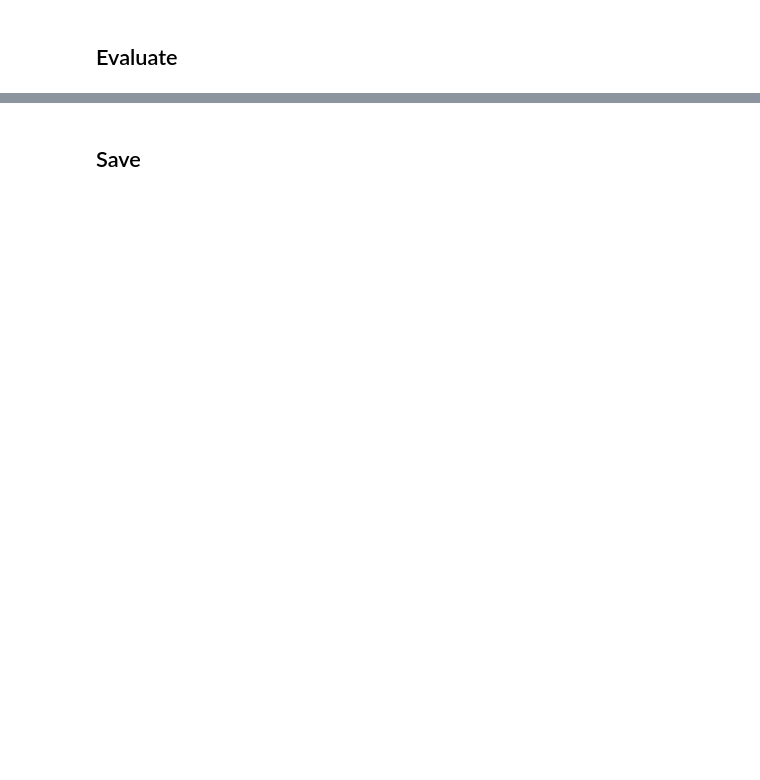
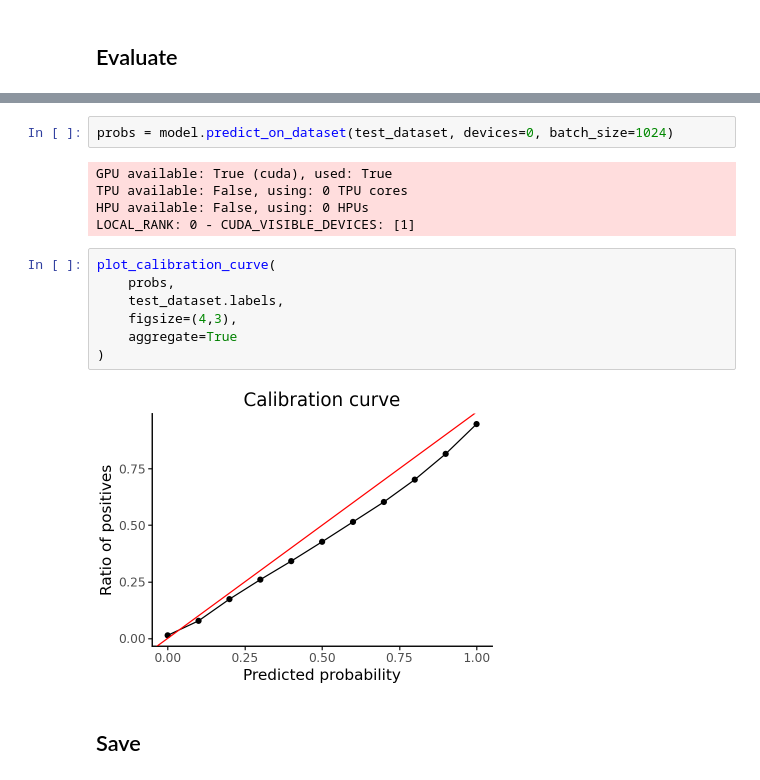
Before and after one commit to Genentech/gReLU-applications, a Jupyter notebook: catlas/2_train.ipynb, the cells around one changed output, grey strips where cells are left out. Cells and saved outputs as stored; diff of their text form; blank space fills up the shorter version.

```diff
--- a/catlas/2_train.ipynb
+++ b/catlas/2_train.ipynb
@@ -179,3 +170,19 @@ LOCAL_RANK: 0 - CUDA_VISIBLE_DEVICES: [1]
+# %%
+probs = model.predict_on_dataset(test_dataset, devices=0, batch_size=1024)
+# %% [output]
+GPU available: True (cuda), used: True
+TPU available: False, using: 0 TPU cores
+HPU available: False, using: 0 HPUs
+LOCAL_RANK: 0 - CUDA_VISIBLE_DEVICES: [1]
+# %%
+plot_calibration_curve(
+    probs,
+    test_dataset.labels,
+    figsize=(4,3),
+    aggregate=True
+)
+# %% [output]
+[figure, added]
 # %% [markdown]
 ## Save
 # %%
```
Also changed, not shown: parts of 13 cells of this notebook, 6 other files.
